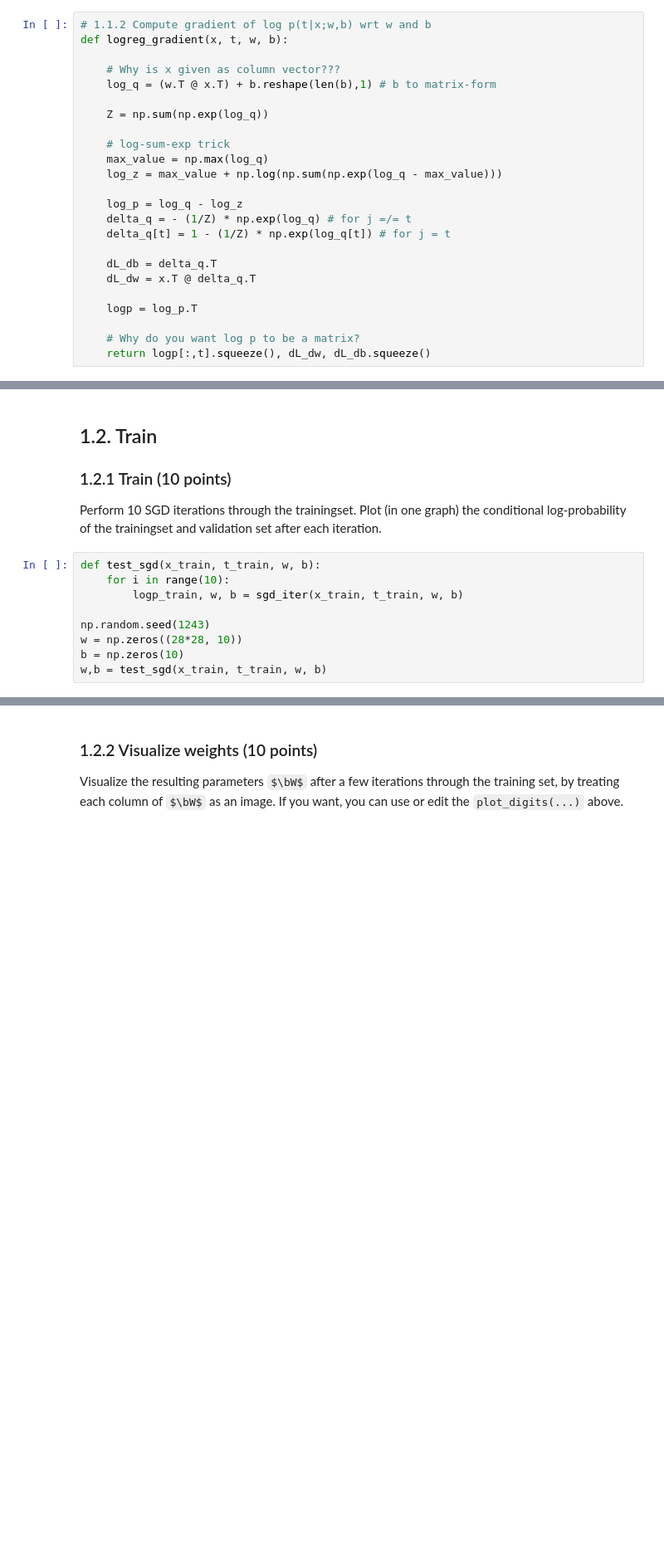
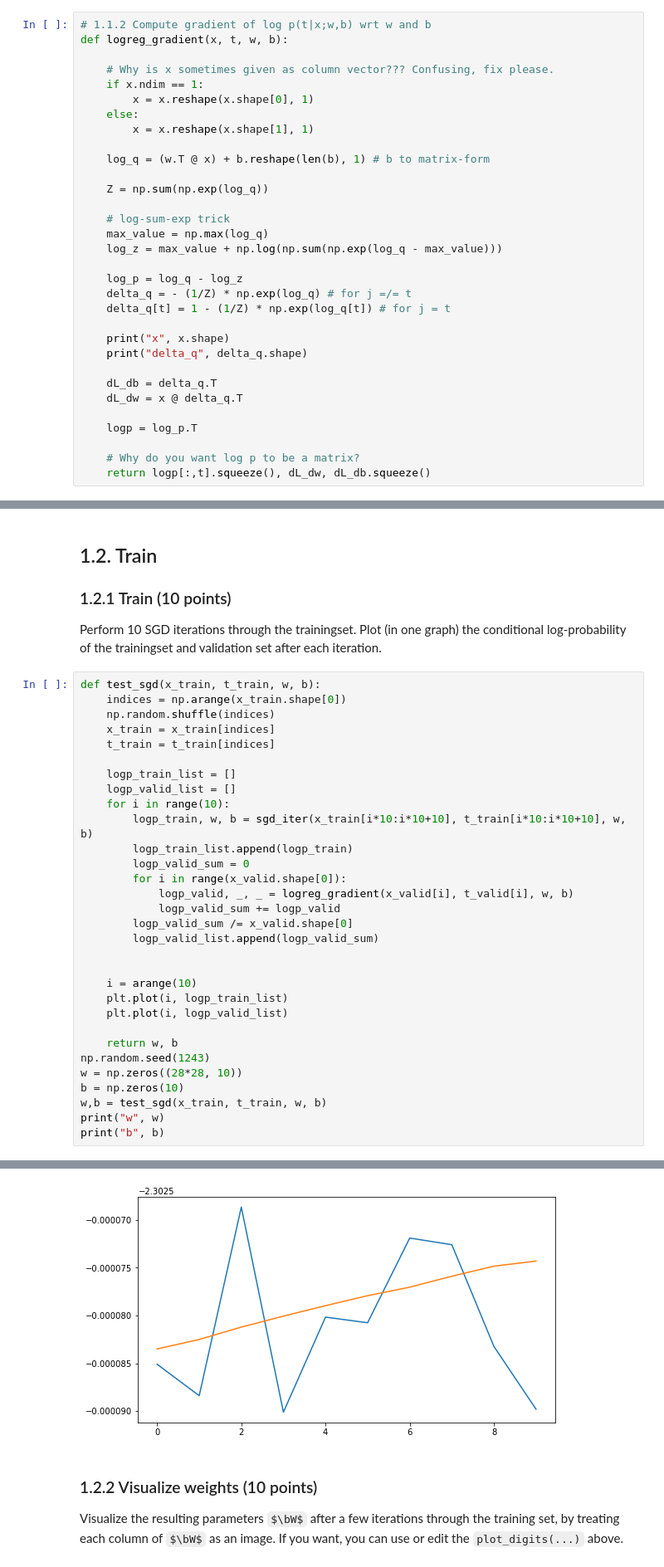
Before and after one commit to ArendvD/ML1, a Jupyter notebook: Lab2/lab2.ipynb, the cells around one changed output, grey strips where cells are left out. Shown at 83% size. Cells and saved outputs as stored; diff of their text form; some formulas as TeX source; blank space fills up the shorter version.

```diff
--- a/Lab2/lab2.ipynb
+++ b/Lab2/lab2.ipynb
@@ -226,8 +226,13 @@ For maximum points, ensure the function is numerically stable.
 # 1.1.2 Compute gradient of log p(t|x;w,b) wrt w and b
 def logreg_gradient(x, t, w, b):
 
-    # Why is x given as column vector???
-    log_q = (w.T @ x.T) + b.reshape(len(b),1) # b to matrix-form
+    # Why is x sometimes given as column vector??? Confusing, fix please.
+    if x.ndim == 1:
+        x = x.reshape(x.shape[0], 1)
+    else:
+        x = x.reshape(x.shape[1], 1)
+
+    log_q = (w.T @ x) + b.reshape(len(b), 1) # b to matrix-form
 
     Z = np.sum(np.exp(log_q))
 
@@ -239,8 +244,11 @@ def logreg_gradient(x, t, w, b):
     delta_q = - (1/Z) * np.exp(log_q) # for j =/= t
     delta_q[t] = 1 - (1/Z) * np.exp(log_q[t]) # for j = t
 
+    print("x", x.shape)
+    print("delta_q", delta_q.shape)
+
     dL_db = delta_q.T
-    dL_dw = x.T @ delta_q.T
+    dL_dw = x @ delta_q.T
 
     logp = log_p.T
 
@@ -366,11 +361,33 @@ grad_w : [[  0.00000000e+00   0.00000000e+00   0.00000000e+00   0.00000000e+00
 Perform 10 SGD iterations through the trainingset. Plot (in one graph) the conditional log-probability of the trainingset and validation set after each iteration.
 # %%
 def test_sgd(x_train, t_train, w, b):
+    indices = np.arange(x_train.shape[0])
+    np.random.shuffle(indices)
+    x_train = x_train[indices]
+    t_train = t_train[indices]
+
+    logp_train_list = []
+    logp_valid_list = []
     for i in range(10):
-        logp_train, w, b = sgd_iter(x_train, t_train, w, b)
+        logp_train, w, b = sgd_iter(x_train[i*10:i*10+10], t_train[i*10:i*10+10], w, b)
+        logp_train_list.append(logp_train)
+        logp_valid_sum = 0
+        for i in range(x_valid.shape[0]):
+            logp_valid, _, _ = logreg_gradient(x_valid[i], t_valid[i], w, b)
+            logp_valid_sum += logp_valid
+        logp_valid_sum /= x_valid.shape[0]
+        logp_valid_list.append(logp_valid_sum)
 
+
+    i = arange(10)
+    plt.plot(i, logp_train_list)
+    plt.plot(i, logp_valid_list)
+
+    return w, b
 np.random.seed(1243)
 w = np.zeros((28*28, 10))
 b = np.zeros(10)
 w,b = test_sgd(x_train, t_train, w, b)
+print("w", w)
+print("b", b)
 # %% [output]
@@ -383,3 +404,4 @@ MemoryError:
+[figure, added]
 # %% [markdown]
 ### 1.2.2 Visualize weights (10 points)
 Visualize the resulting parameters $\bW$ after a few iterations through the training set, by treating each column of $\bW$ as an image. If you want, you can use or edit the `plot_digits(...)` above.
```
Also changed, not shown: parts of 12 cells of this notebook.
